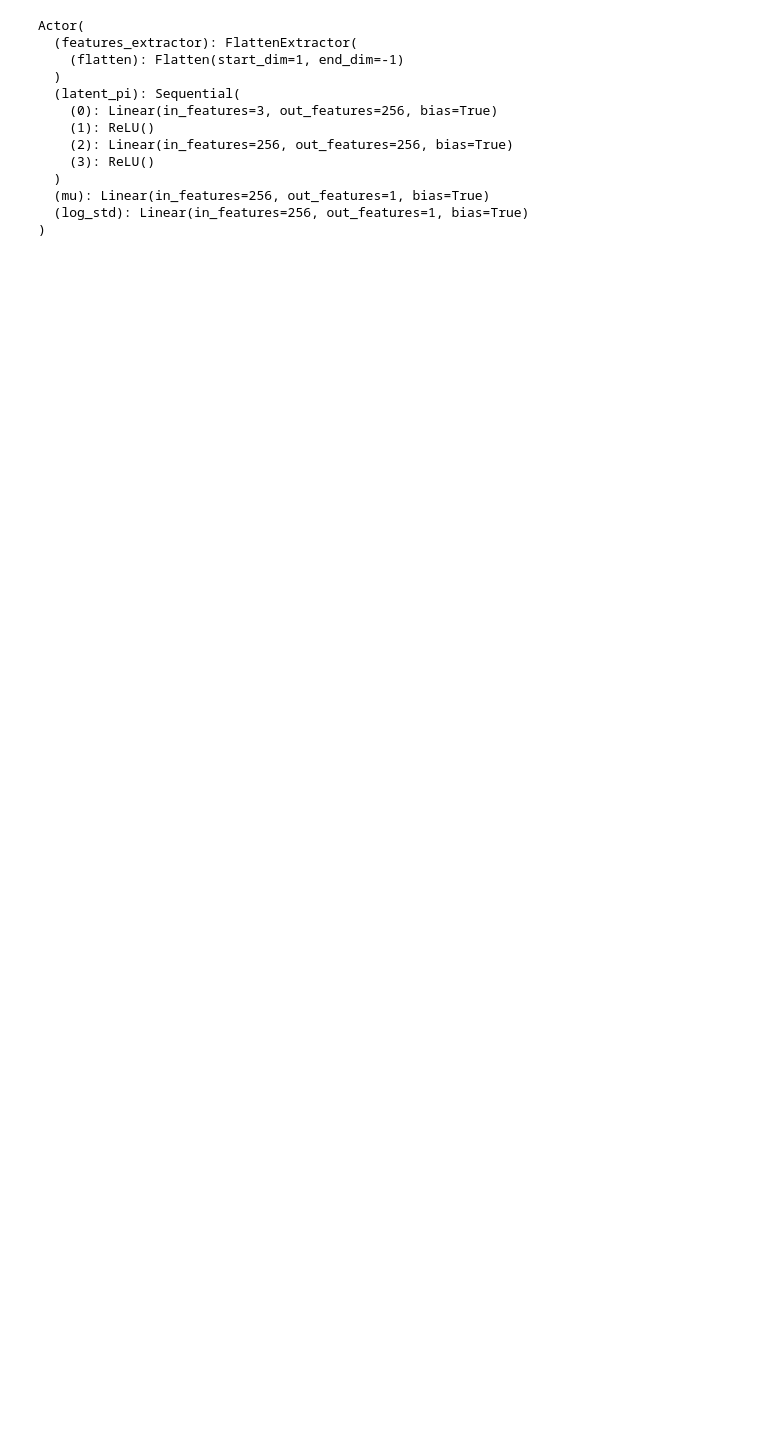
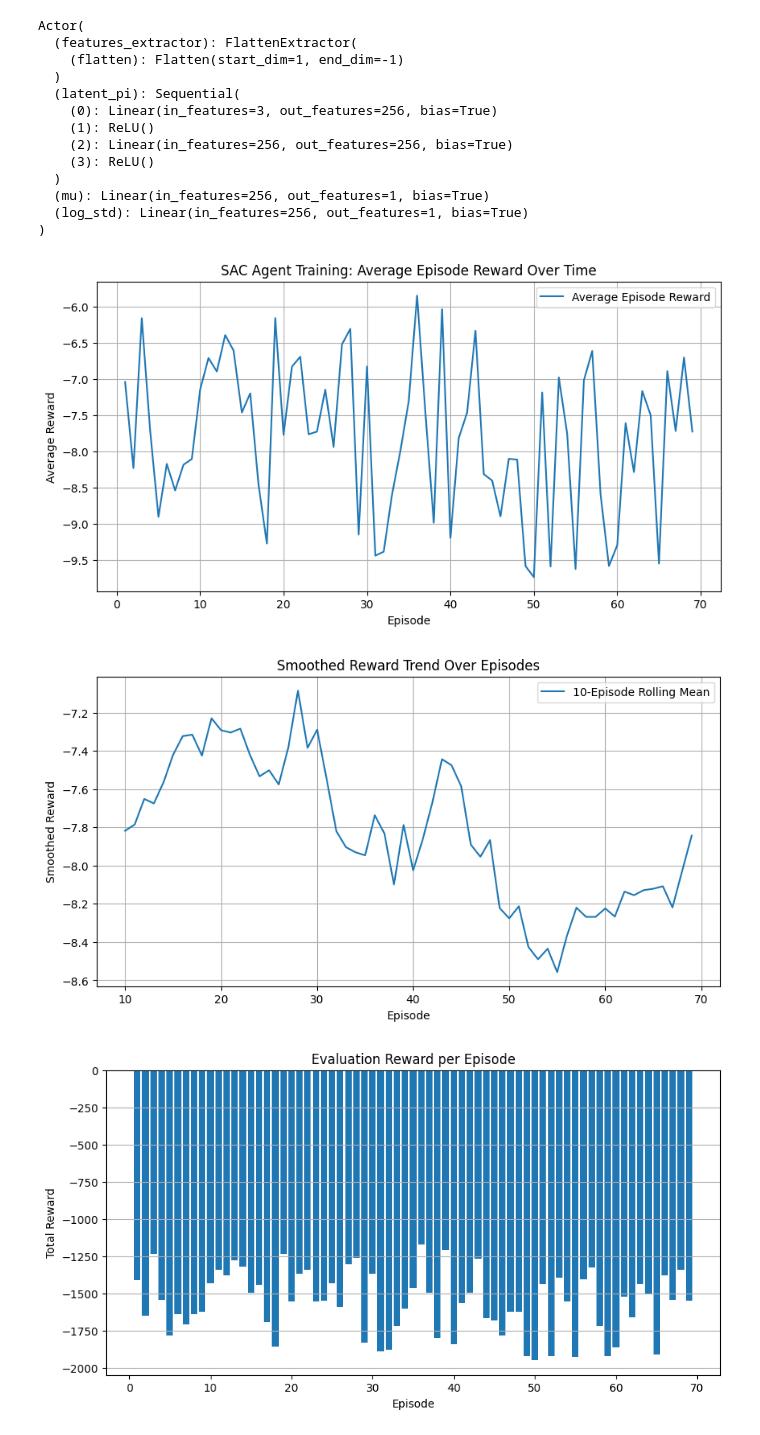
Before and after one commit to GeorgH02/soft-actor-critic, a Jupyter notebook: sac.ipynb, the cells around one changed output. Saved outputs shown, nothing was run; the diff lists cells and outputs as text; code cells hidden in the pictures; blank space fills up the shorter version.

Commit message:
Added Graphs

```diff
--- a/sac.ipynb
+++ b/sac.ipynb
@@ -120,3 +122,46 @@ Actor(
 )
 # %%
 print()
+# %%
+import matplotlib.pyplot as plt
+import numpy as np
+import pandas as pd
+import seaborn as sns
+
+episodes = [ep["episode"] for ep in history]
+avg_rewards = [ep["avg_reward"] for ep in history]
+total_rewards = [ep["total_reward"] for ep in history]
+
+
+plt.figure(figsize=(10,5))
+plt.plot(episodes, avg_rewards, label="Average Episode Reward")
+plt.xlabel("Episode")
+plt.ylabel("Average Reward")
+plt.title("SAC Agent Training: Average Episode Reward Over Time")
+plt.legend()
+plt.grid(True)
+plt.show()
+
+rolling_window = 10
+smoothed_rewards = pd.Series(avg_rewards).rolling(window=rolling_window).mean()
+
+plt.figure(figsize=(10,5))
+plt.plot(episodes, smoothed_rewards, label=f"{rolling_window}-Episode Rolling Mean")
+plt.xlabel("Episode")
+plt.ylabel("Smoothed Reward")
+plt.title("Smoothed Reward Trend Over Episodes")
+plt.legend()
+plt.grid(True)
+plt.show()
+
+plt.figure(figsize=(10,5))
+plt.bar(episodes, total_rewards)
+plt.xlabel("Episode")
+plt.ylabel("Total Reward")
+plt.title("Evaluation Reward per Episode")
+plt.grid(True, axis="y")
+plt.show()
+# %% [output]
+[figure, added]
+[figure, added]
+[figure, added]
```
Also changed, not shown: parts of 3 cells of this notebook.
